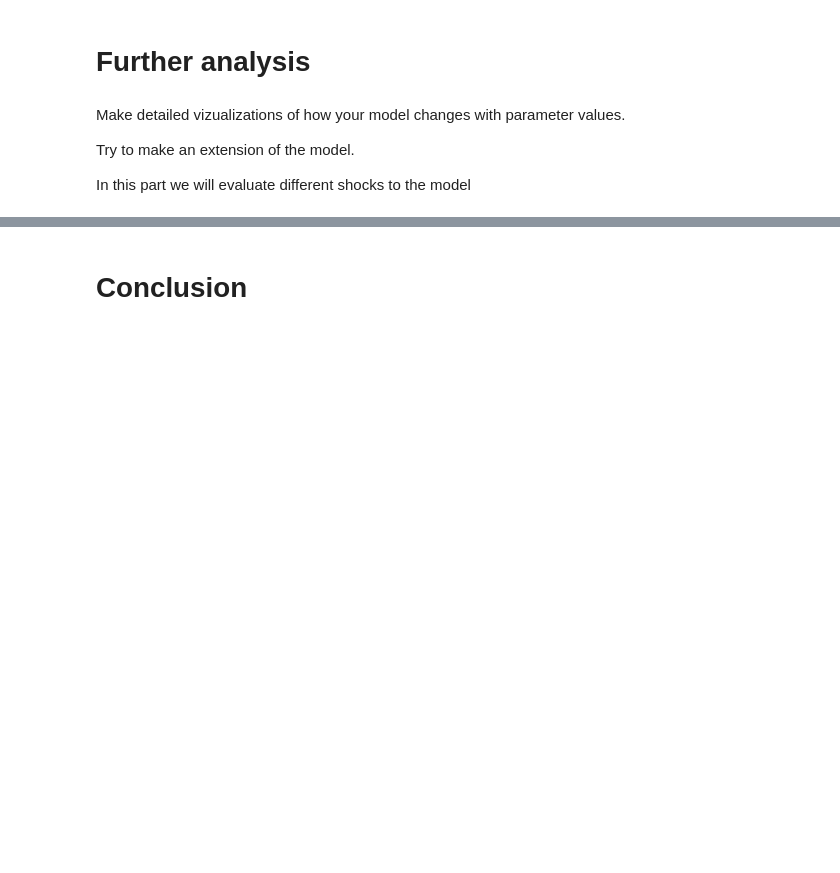
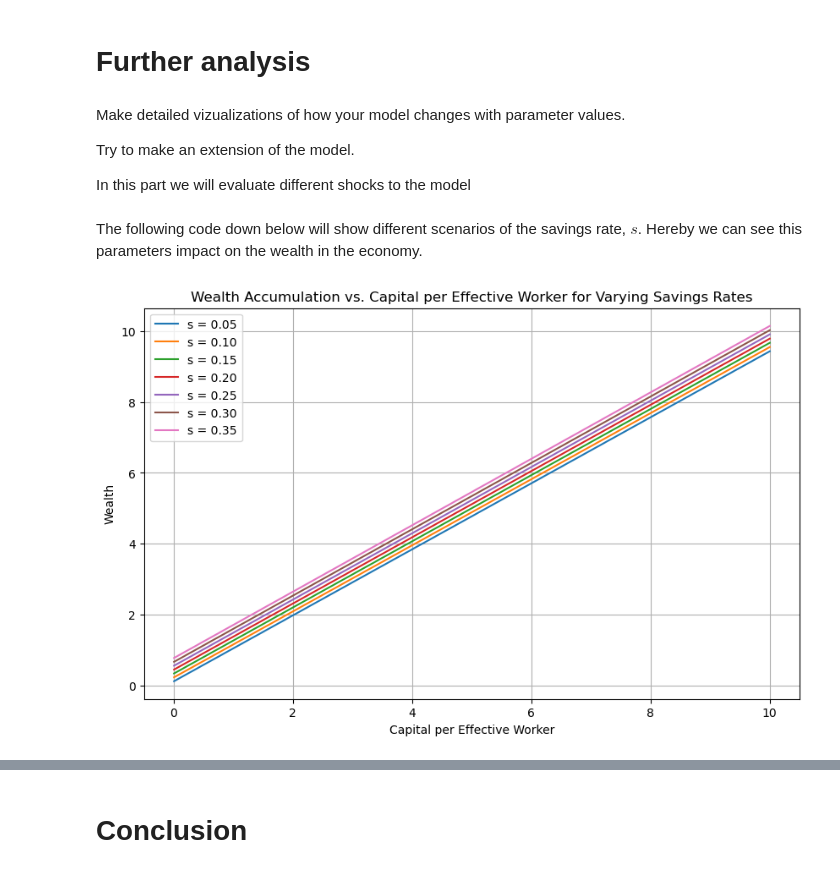
Before and after one commit to NumEconCopenhagen/projects-2024-andreas-og-magnus, a Jupyter notebook: modelproject/modelproject.ipynb, the cells around one changed output, grey strips where cells are left out. Saved outputs shown, nothing was run; the diff lists cells and outputs as text; code cells hidden in the pictures; blank space fills up the shorter version.

```diff
--- a/modelproject/modelproject.ipynb
+++ b/modelproject/modelproject.ipynb
@@ -187,3 +187,38 @@ Make detailed vizualizations of how your model changes with parameter values.
 Try to make an extension of the model.
 
 In this part we will evaluate different shocks to the model
+# %% [markdown]
+The following code down below will show different scenarios of the savings rate, $s$. Hereby we can see this parameters impact on the wealth in the economy.
+# %%
+import numpy as np
+import matplotlib.pyplot as plt
+
+# Model parameters
+n = 0.02
+r = 0.02
+delta = 0.05
+wstar = 2.23  # Steady state wage
+
+# Function for wealth accumulation
+def wealth_accumulation(v, s, n, r, delta, wstar):
+    return (s * wstar / (1 + n)) + ((1 - delta + s * r) / (1 + n)) * v
+
+# Define range for capital per effective worker (v)
+v_values = np.linspace(0.01, 10, 100)
+
+# Different savings rates for comparison
+s_values = np.linspace(0.05, 0.35, 7)  # From 5% to 35% savings rate
+
+plt.figure(figsize=(10, 6))
+for s in s_values:
+    wealth_values = wealth_accumulation(v_values, s, n, r, delta, wstar)
+    plt.plot(v_values, wealth_values, label=f's = {s:.2f}')
+
+plt.title('Wealth Accumulation vs. Capital per Effective Worker for Varying Savings Rates')
+plt.xlabel('Capital per Effective Worker')
+plt.ylabel('Wealth')
+plt.legend()
+plt.grid(True)
+plt.show()
+# %% [output]
+[figure, added]
```
Also changed, not shown: parts of 4 cells of this notebook.
